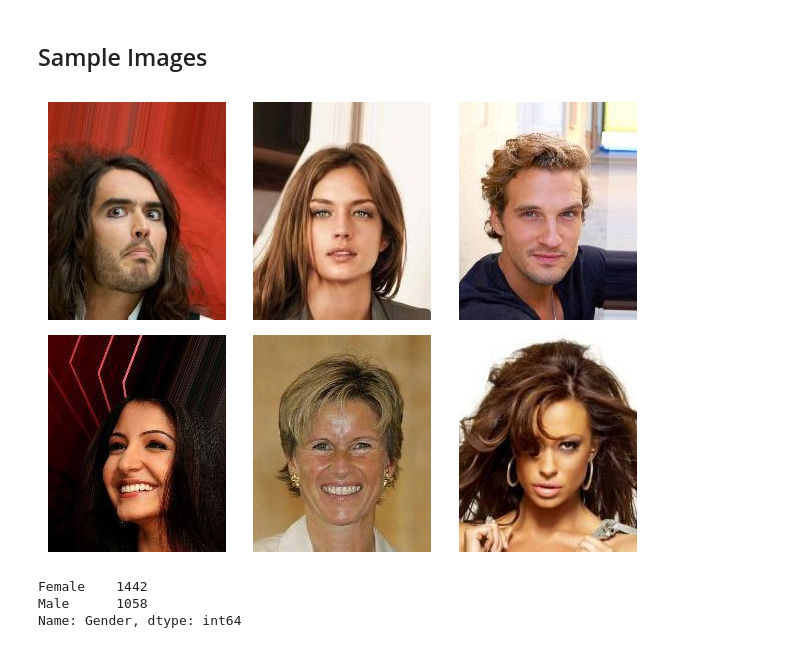
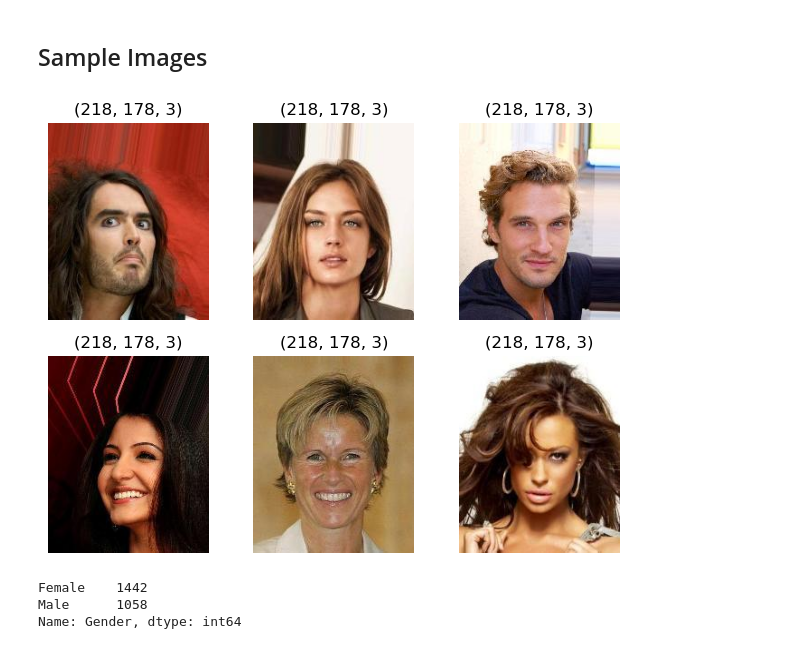
Before and after one commit to Ashar88/Gender-Classfication, a Jupyter notebook: gender_classification.ipynb, the cells around one changed output. Cells and saved outputs as stored; diff of their text form; code cells hidden in the pictures.

```diff
--- a/gender_classification.ipynb
+++ b/gender_classification.ipynb
@@ -53,20 +55,21 @@ df.head(10)
 # %%
 # Display Multiple Sample Images.
 for i in range(0, 6):
     plt.subplot(2, 3, i+1)
 
     # Read an Image.
     img = cv2.imread(IMG_PATH + '/' + df["image_id"][i])
     img = cv2.cvtColor(img, cv2.COLOR_BGR2RGB)
 
     # Display Image.
     plt.imshow(img)
+    plt.title(img.shape)
     plt.axis('off')
 
 plt.tight_layout()
 plt.show()
 # %% [output]
-[figure, old version]
+[figure, new version]
 # %%
 # Get the category distribution.
 category_count = df["Gender"].value_counts()
```
Also changed, not shown: parts of 15 cells of this notebook.
